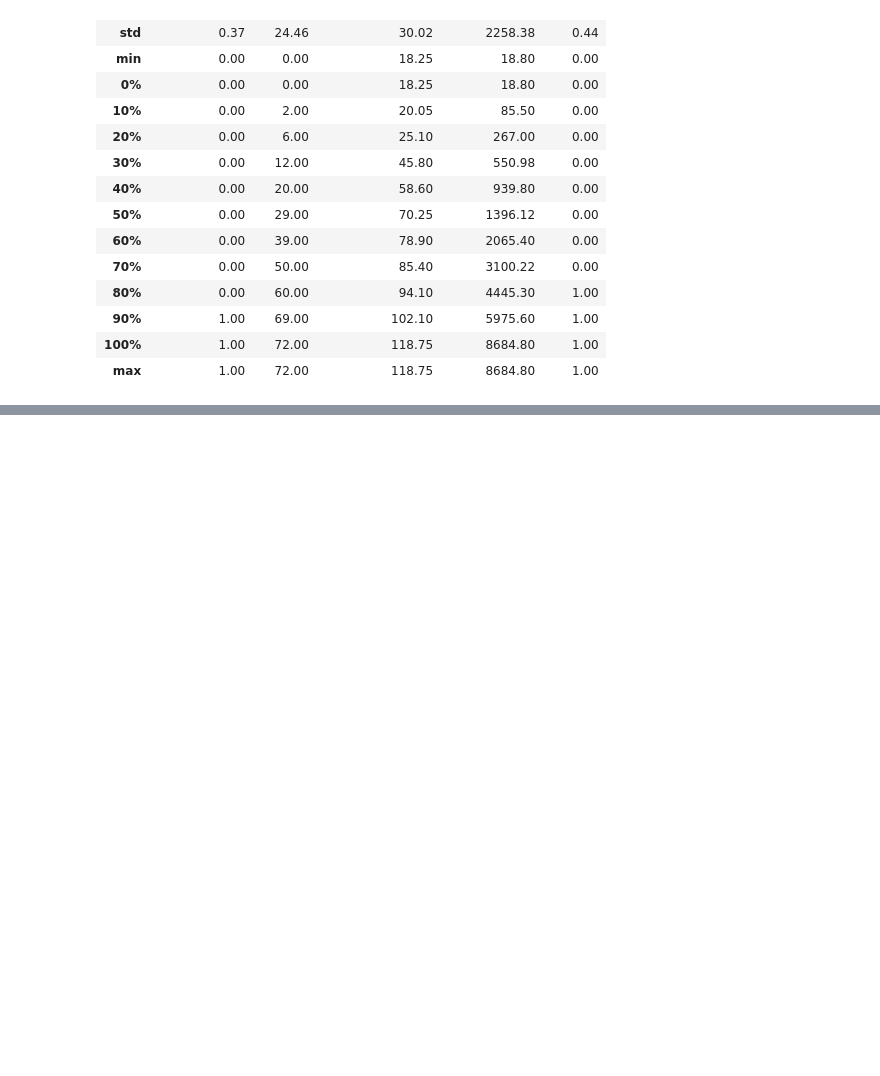
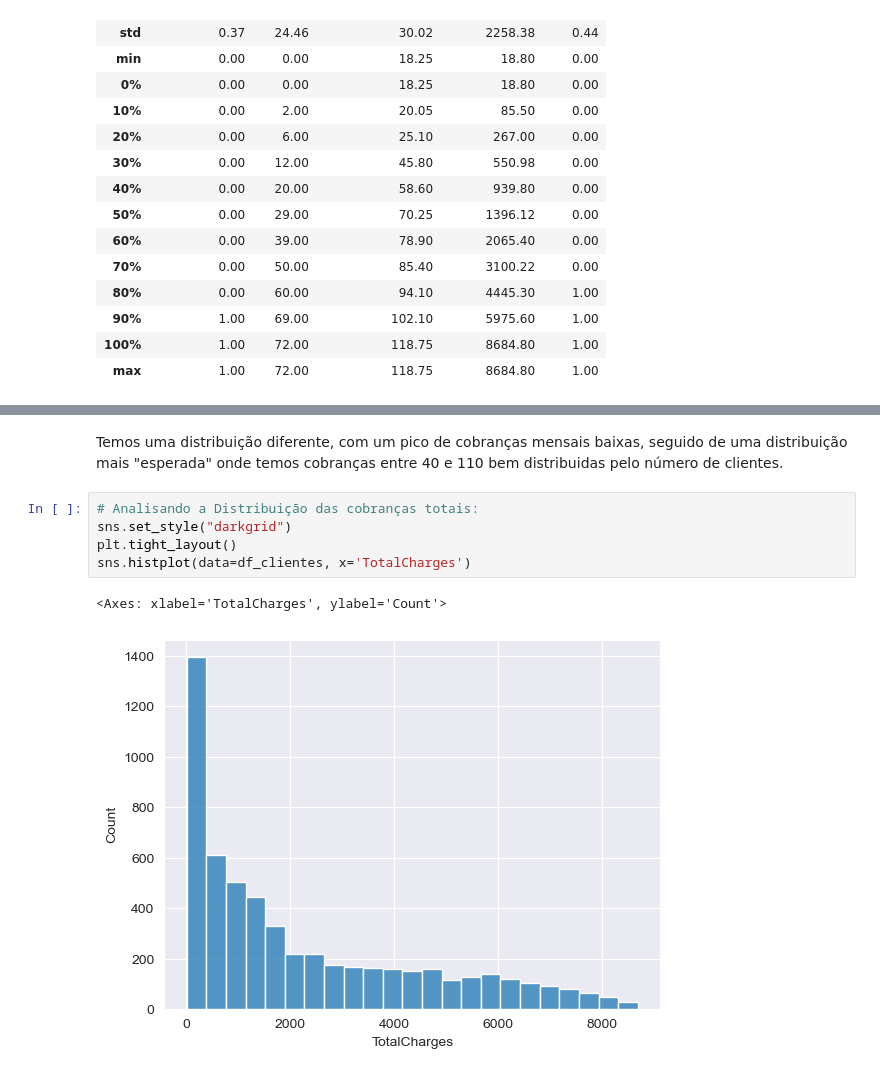
Before and after one commit to rhyanfrazao/projeto-classificacao-churn, a Jupyter notebook: projeto-classificacao-churn.ipynb, the cells around one changed output, grey strips where cells are left out. Cells and saved outputs as stored; diff of their text form; blank space fills up the shorter version.

```diff
--- a/projeto-classificacao-churn.ipynb
+++ b/projeto-classificacao-churn.ipynb
@@ -282,0 +291,10 @@ df_clientes.describe(percentiles=np.linspace(0, 1, 11))
+# %% [markdown]
+Temos uma distribuição diferente, com um pico de cobranças mensais baixas, seguido de uma distribuição mais "esperada" onde temos cobranças entre 40 e 110 bem distribuidas pelo número de clientes.
+# %%
+# Analisando a Distribuição das cobranças totais:
+sns.set_style("darkgrid")
+plt.tight_layout()
+sns.histplot(data=df_clientes, x='TotalCharges')
+# %% [output]
+<Axes: xlabel='TotalCharges', ylabel='Count'>
+[figure, added]
```
Also changed, not shown: parts of 7 cells of this notebook.
